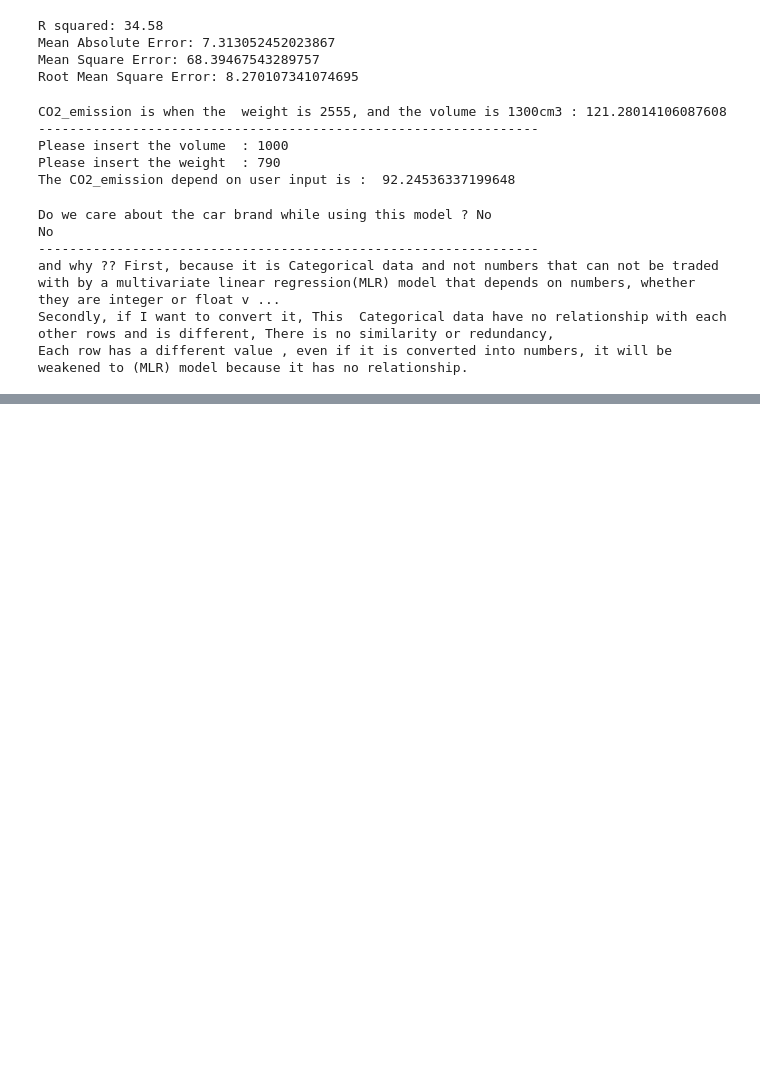
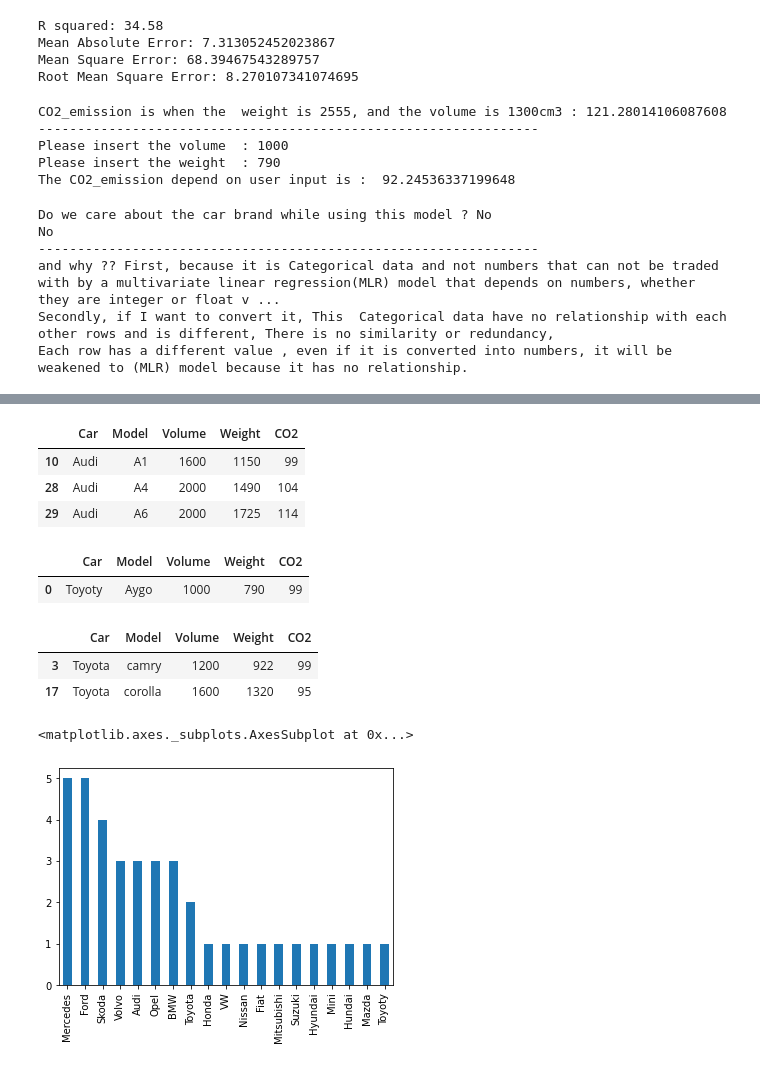
Before and after one commit to shahd1995913/Tahalf-Mechine-Learning-DS3, a Jupyter notebook: Tasks/ML1_S1&S2_Assignment.ipynb, the cells around one changed output, grey strips where cells are left out. Saved outputs shown, nothing was run; the diff lists cells and outputs as text; code cells hidden in the pictures; blank space fills up the shorter version.

```diff
--- a/Tasks/ML1_S1&S2_Assignment.ipynb
+++ b/Tasks/ML1_S1&S2_Assignment.ipynb
@@ -306,0 +327,26 @@ Each row has a different value , even if it is converted into numbers, it will b
+# %%
+Audi_data = df.loc[df['Car'] == "Audi"]
+Audi_data
+# %% [output]
+|  | Car | Model | Volume | Weight | CO2 |
+| 10 | Audi | A1 | 1600 | 1150 | 99 |
+| 28 | Audi | A4 | 2000 | 1490 | 104 |
+| 29 | Audi | A6 | 2000 | 1725 | 114 |
+# %%
+Toyoty_data = df.loc[df['Car'] == "Toyoty"]
+Toyoty_data
+# %% [output]
+|  | Car | Model | Volume | Weight | CO2 |
+| 0 | Toyoty | Aygo | 1000 | 790 | 99 |
+# %%
+Toyota_data = df.loc[df['Car'] == "Toyota"]
+Toyota_data
+# %% [output]
+|  | Car | Model | Volume | Weight | CO2 |
+| 3 | Toyota | camry | 1200 | 922 | 99 |
+| 17 | Toyota | corolla | 1600 | 1320 | 95 |
+# %%
+df['Car'].value_counts().plot(kind='bar')
+# %% [output]
+<matplotlib.axes._subplots.AxesSubplot at 0x...>
+[figure, added]
```
Also changed, not shown: parts of 4 cells of this notebook.
